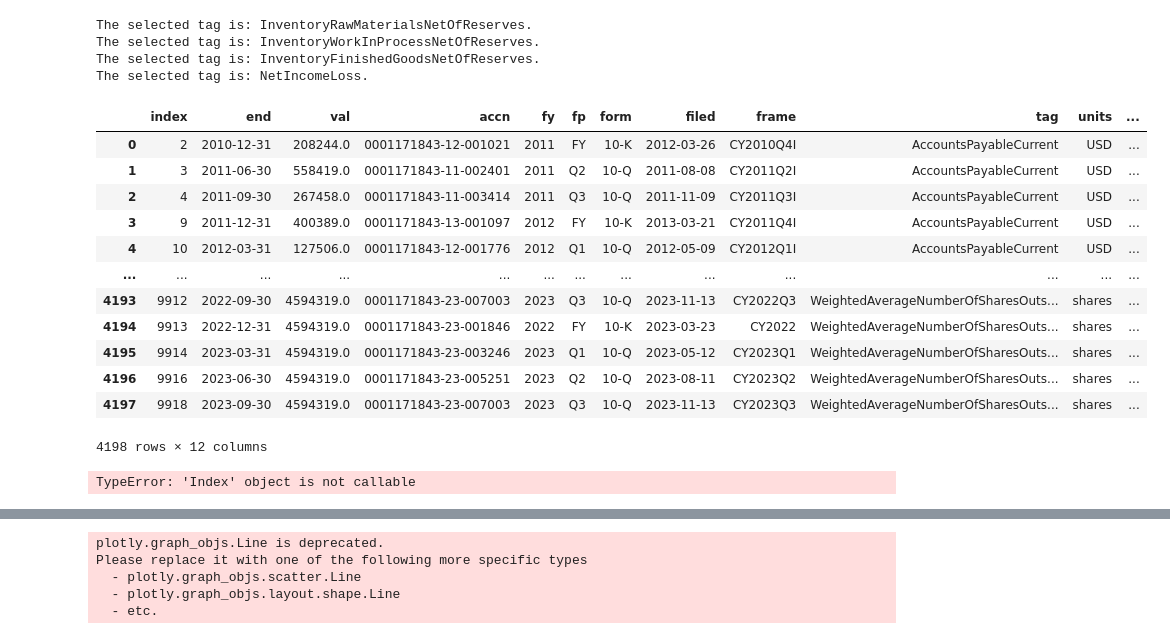
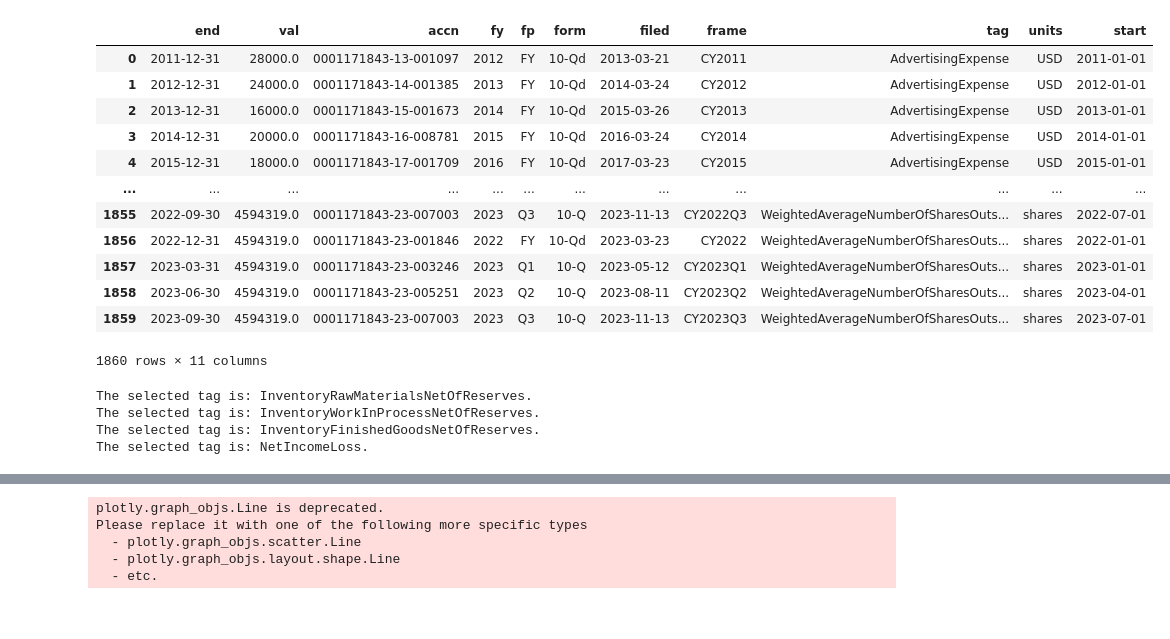
Before and after one commit to hurdg/StreamLit_Dash, a Jupyter notebook: Charting.ipynb, the cells around one changed output, grey strips where cells are left out. Drawn from its saved outputs; the diff is of its cells as text; code cells hidden in the pictures.

```diff
--- a/Charting.ipynb
+++ b/Charting.ipynb
@@ -28,0 +64,11 @@ df = EDGAR_query(cik_str, header = header)
+# %%
+df[["start", 'end']] = df[["start", 'end']].apply(pd.to_datetime, errors='coerce', utc=False)
+df = df[(df['frame'].notna()) &
+                  (df['frame'].notnull())
+                  ]
+
+quarter_prep_df = df[(df['start'].notna())
+                  ]
+quarter_prep_df.sort_values(['tag', 'end', 'start'], inplace = True)
+quarter_prep_df.reset_index(inplace = True)
+quarter_prep_df.drop(columns = ['index'], inplace = True)
@@ -29 +84,37 @@ df = EDGAR_query(cik_str, header = header)
+# %%
+def EDGAR_q4df(row, full_df):
+    if "K" in row['form']:
+        row_tag = row['tag']
+        row_year = re.search(r'\d+', row['frame'])
+        k_val = row['val']
+        #print(quarterly_df[(quarterly_df['fy']==row_year) & (quarterly_df['tag']==row_tag & quarterly_df['form'].str.contains("q", case = False))])
+        q_vals = (full_df['val'][(full_df['fy']==row_year) &
+                    (full_df['tag']==row_tag) &
+                    (full_df['form'].str.contains("q", case = False))
+                    ]).sum()
+
+        q4_val = k_val - q_vals
+        q4_row = row.copy()
+        q4_row['val']  = q4_val
+        q4_row['form'] = '10-Qd'
+        return(q4_row)
+    else:
+        return(row)
+# %%
+quarterly_df = quarter_prep_df.apply(EDGAR_q4df, full_df = df, axis=1)
+quarterly_df
+# %% [output]
+|  | end | val | accn | fy | fp | form | filed | frame | tag | units | start |
+| 0 | 2011-12-31 | 28000.0 | 0001171843-13-001097 | 2012 | FY | 10-Qd | 2013-03-21 | CY2011 | AdvertisingExpense | USD | 2011-01-01 |
+| 1 | 2012-12-31 | 24000.0 | 0001171843-14-001385 | 2013 | FY | 10-Qd | 2014-03-24 | CY2012 | AdvertisingExpense | USD | 2012-01-01 |
+| 2 | 2013-12-31 | 16000.0 | 0001171843-15-001673 | 2014 | FY | 10-Qd | 2015-03-26 | CY2013 | AdvertisingExpense | USD | 2013-01-01 |
+| 3 | 2014-12-31 | 20000.0 | 0001171843-16-008781 | 2015 | FY | 10-Qd | 2016-03-24 | CY2014 | AdvertisingExpense | USD | 2014-01-01 |
+| 4 | 2015-12-31 | 18000.0 | 0001171843-17-001709 | 2016 | FY | 10-Qd | 2017-03-23 | CY2015 | AdvertisingExpense | USD | 2015-01-01 |
+| ... | ... | ... | ... | ... | ... | ... | ... | ... | ... | ... | ... |
+| 1855 | 2022-09-30 | 4594319.0 | 0001171843-23-007003 | 2023 | Q3 | 10-Q | 2023-11-13 | CY2022Q3 | WeightedAverageNumberOfSharesOuts... | shares | 2022-07-01 |
+| 1856 | 2022-12-31 | 4594319.0 | 0001171843-23-001846 | 2022 | FY | 10-Qd | 2023-03-23 | CY2022 | WeightedAverageNumberOfSharesOuts... | shares | 2022-01-01 |
+| 1857 | 2023-03-31 | 4594319.0 | 0001171843-23-003246 | 2023 | Q1 | 10-Q | 2023-05-12 | CY2023Q1 | WeightedAverageNumberOfSharesOuts... | shares | 2023-01-01 |
+| 1858 | 2023-06-30 | 4594319.0 | 0001171843-23-005251 | 2023 | Q2 | 10-Q | 2023-08-11 | CY2023Q2 | WeightedAverageNumberOfSharesOuts... | shares | 2023-04-01 |
+| 1859 | 2023-09-30 | 4594319.0 | 0001171843-23-007003 | 2023 | Q3 | 10-Q | 2023-11-13 | CY2023Q3 | WeightedAverageNumberOfSharesOuts... | shares | 2023-07-01 |
+1860 rows × 11 columns
 # %%
@@ -52,25 +134,0 @@ df_inventory.reset_index(inplace = True)
-# %%
-df['end']-df['start']
-df['units'].str.contains('usd', case = False)
-
-df
-# %% [output]
-|  | index | end | val | accn | fy | fp | form | filed | frame | tag | units | ... |
-| 0 | 2 | 2010-12-31 | 208244.0 | 0001171843-12-001021 | 2011 | FY | 10-K | 2012-03-26 | CY2010Q4I | AccountsPayableCurrent | USD | ... |
-| 1 | 3 | 2011-06-30 | 558419.0 | 0001171843-11-002401 | 2011 | Q2 | 10-Q | 2011-08-08 | CY2011Q2I | AccountsPayableCurrent | USD | ... |
-| 2 | 4 | 2011-09-30 | 267458.0 | 0001171843-11-003414 | 2011 | Q3 | 10-Q | 2011-11-09 | CY2011Q3I | AccountsPayableCurrent | USD | ... |
-| 3 | 9 | 2011-12-31 | 400389.0 | 0001171843-13-001097 | 2012 | FY | 10-K | 2013-03-21 | CY2011Q4I | AccountsPayableCurrent | USD | ... |
-| 4 | 10 | 2012-03-31 | 127506.0 | 0001171843-12-001776 | 2012 | Q1 | 10-Q | 2012-05-09 | CY2012Q1I | AccountsPayableCurrent | USD | ... |
-| ... | ... | ... | ... | ... | ... | ... | ... | ... | ... | ... | ... | ... |
-| 4193 | 9912 | 2022-09-30 | 4594319.0 | 0001171843-23-007003 | 2023 | Q3 | 10-Q | 2023-11-13 | CY2022Q3 | WeightedAverageNumberOfSharesOuts... | shares | ... |
-| 4194 | 9913 | 2022-12-31 | 4594319.0 | 0001171843-23-001846 | 2022 | FY | 10-K | 2023-03-23 | CY2022 | WeightedAverageNumberOfSharesOuts... | shares | ... |
-| 4195 | 9914 | 2023-03-31 | 4594319.0 | 0001171843-23-003246 | 2023 | Q1 | 10-Q | 2023-05-12 | CY2023Q1 | WeightedAverageNumberOfSharesOuts... | shares | ... |
-| 4196 | 9916 | 2023-06-30 | 4594319.0 | 0001171843-23-005251 | 2023 | Q2 | 10-Q | 2023-08-11 | CY2023Q2 | WeightedAverageNumberOfSharesOuts... | shares | ... |
-| 4197 | 9918 | 2023-09-30 | 4594319.0 | 0001171843-23-007003 | 2023 | Q3 | 10-Q | 2023-11-13 | CY2023Q3 | WeightedAverageNumberOfSharesOuts... | shares | ... |
-4198 rows × 12 columns
-# %%
-inc_index = df_inventory[df_inventory['tag'] == inc_tag].index
-delta = df_inventory.iloc[inc_index]['end'] - df_inventory.iloc[inc_index]['start']
-inc_index(delta > dt.timedelta(200))
-# %% [output]
-TypeError: 'Index' object is not callable
```
Also changed, not shown: parts of 19 cells of this notebook.
